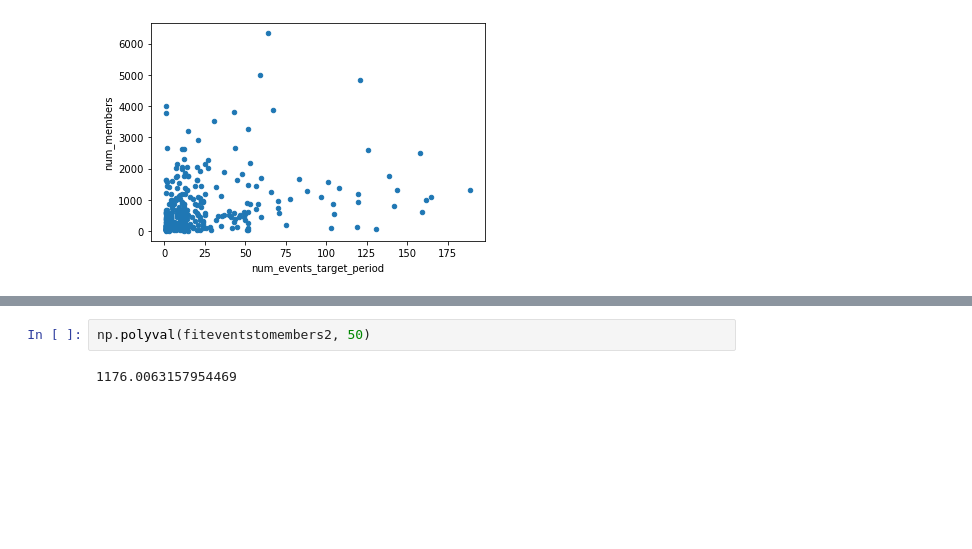
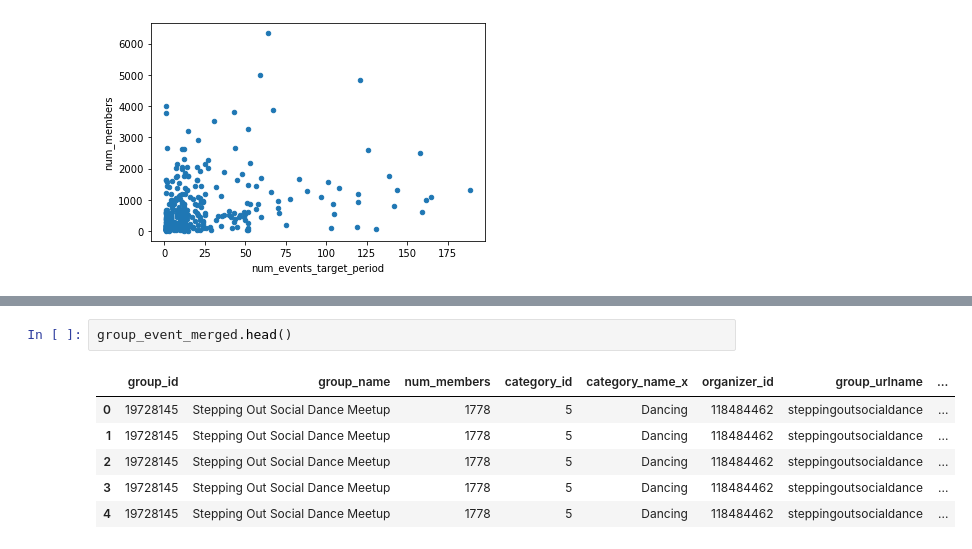
Before and after one commit to jamesreno2/python_project_eda, a Jupyter notebook: Python_project_eda.ipynb, the cells around one changed output, grey strips where cells are left out. Saved outputs shown, nothing was run; the diff lists cells and outputs as text; blank space fills up the shorter version.

```diff
--- a/Python_project_eda.ipynb
+++ b/Python_project_eda.ipynb
@@ -486,4 +477,9 @@ AttributeError: module 'numpy' has no attribute 'poly2d'
-# %%
-np.polyval(fiteventstomembers2, 50)
-# %% [output]
-1176.0063157954469
+# %%
+group_event_merged.head()
+# %% [output]
+|  | group_id | group_name | num_members | category_id | category_name_x | organizer_id | group_urlname | ... |
+| 0 | 19728145 | Stepping Out Social Dance Meetup | 1778 | 5 | Dancing | 118484462 | steppingoutsocialdance | ... |
+| 1 | 19728145 | Stepping Out Social Dance Meetup | 1778 | 5 | Dancing | 118484462 | steppingoutsocialdance | ... |
+| 2 | 19728145 | Stepping Out Social Dance Meetup | 1778 | 5 | Dancing | 118484462 | steppingoutsocialdance | ... |
+| 3 | 19728145 | Stepping Out Social Dance Meetup | 1778 | 5 | Dancing | 118484462 | steppingoutsocialdance | ... |
+| 4 | 19728145 | Stepping Out Social Dance Meetup | 1778 | 5 | Dancing | 118484462 | steppingoutsocialdance | ... |
```
Also changed, not shown: parts of 65 cells of this notebook.
